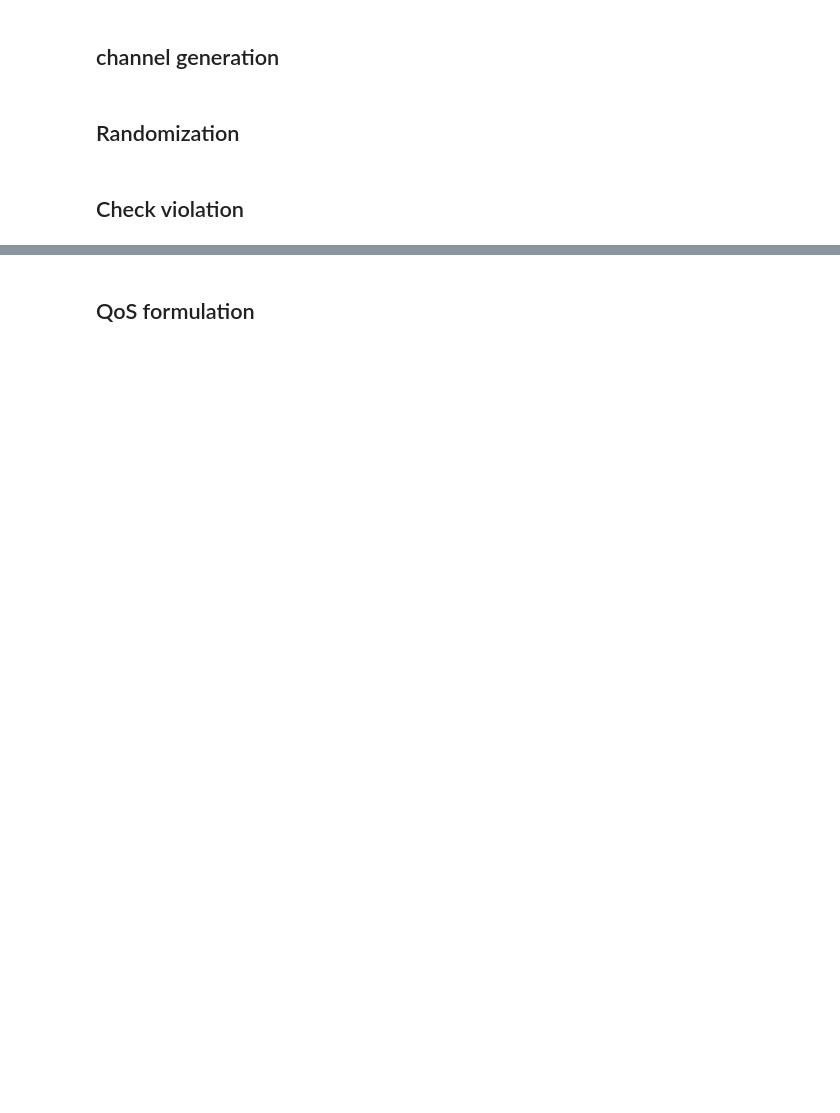
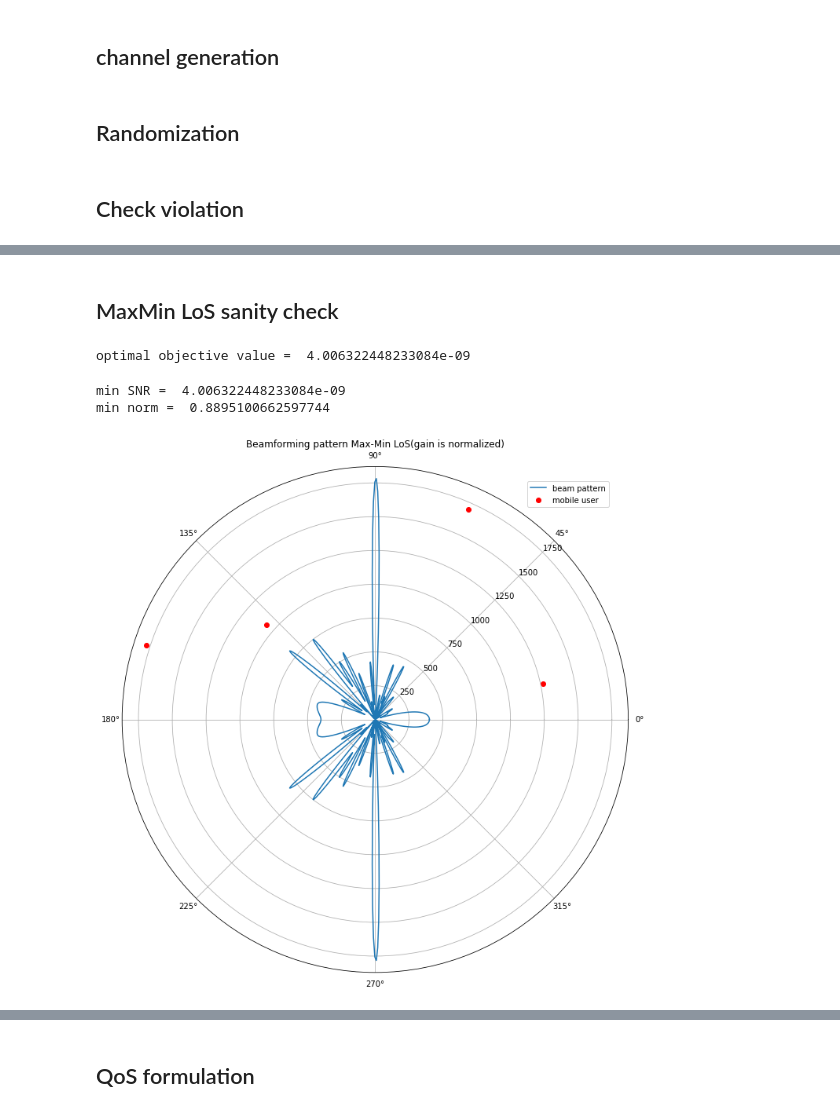
Before and after one commit to anvuongb/ece569_cvxopt_final, a Jupyter notebook: transmit_beamforming.ipynb, the cells around one changed output, grey strips where cells are left out. Drawn from its saved outputs; the diff is of its cells as text; code cells hidden in the pictures; blank space fills up the shorter version.

```diff
--- a/transmit_beamforming.ipynb
+++ b/transmit_beamforming.ipynb
@@ -283,2 +295,72 @@ plt.show()
 # %%
 # fig.savefig("fig2_qos_los_4user_32an.png")
+# %% [markdown]
+## MaxMin LoS sanity check
+# %%
+W = cp.Variable((N, N), hermitian=True)
+t = cp.Variable(1)
+
+constraints = [W >> 0]
+constraints += [cp.real(cp.trace(W)) == 1] # power constraint
+constraints += [cp.real(cp.trace(cp.matmul(W, H_array_norm_MaxMin[i]))) >= t for i in range(M)]
+
+prob = cp.Problem(cp.Maximize(t),
+             constraints)
+opt = prob.solve(solver="MOSEK", verbose=False)
+W_opt = W.value
+
+print("optimal objective value = ", opt)
+# print("optimal beamforming vector = ", W_opt)
+
+w_best_maxmin = None
+scal_min = np.inf
+for i in tqdm.tqdm(range(30*N*M)):
+    # recover randomization
+    w_randA = recover_w_randA(W_opt)
+    w_randB = recover_w_randB(W_opt)
+    w_randC = recover_w_randC(W_opt)
+
+    scale_factor_randA = calc_norm2(w_randA)
+    scale_factor_randB = calc_norm2(w_randB)
+    scale_factor_randC = calc_norm2(w_randC)
+
+    w_randA /= scale_factor_randA
+    w_randB /= scale_factor_randB
+    w_randC /= scale_factor_randC
+
+    w_l = [w_randA, w_randB, w_randC]
+    scal = [scale_factor_randA, scale_factor_randB, scale_factor_randC]
+
+    w_best_tmp = w_l[np.argmin(scal)]
+    scal_min_tmp = np.min(scal)
+
+    if scal_min_tmp < scal_min:
+        w_best_maxmin = w_best_tmp
+        scal_min = scal_min_tmp
+
+print("min SNR = ", t.value[0])
+print("min norm = ", scal_min)
+# %% [output]
+optimal objective value =  4.006322448233084e-09
+min SNR =  4.006322448233084e-09
+min norm =  0.8895100662597744
+# %%
+w = w_best_maxmin.ravel()
+# Calculate gain and directive gain; plot on a polar chart.
+phi, g = gain(w)
+DdBi = get_directive_gain(g)
+
+fig = plt.figure(figsize=(10,10))
+ax = fig.add_subplot(projection='polar', label="meters")
+ax.plot(phi, g*np.max(distances)/np.max(g), label="beam pattern")
+# ax.plot(phi, np.log(g)*np.max(distances)/np.log(np.max(g)), label="beam pattern")
+ax.scatter(angles, distances, color="red", label="mobile user")
+# ax.set_rticks([0, 50, 100, 200, 250])
+ax.set_rlabel_position(45)
+plt.title("Beamforming pattern Max-Min LoS(gain is normalized)")
+plt.legend()
+ax.legend(loc=(0.8,0.92))
+plt.tight_layout()
+plt.show()
+# %% [output]
+[figure, added]
```
Also changed, not shown: parts of 36 cells of this notebook, 6 other files.
